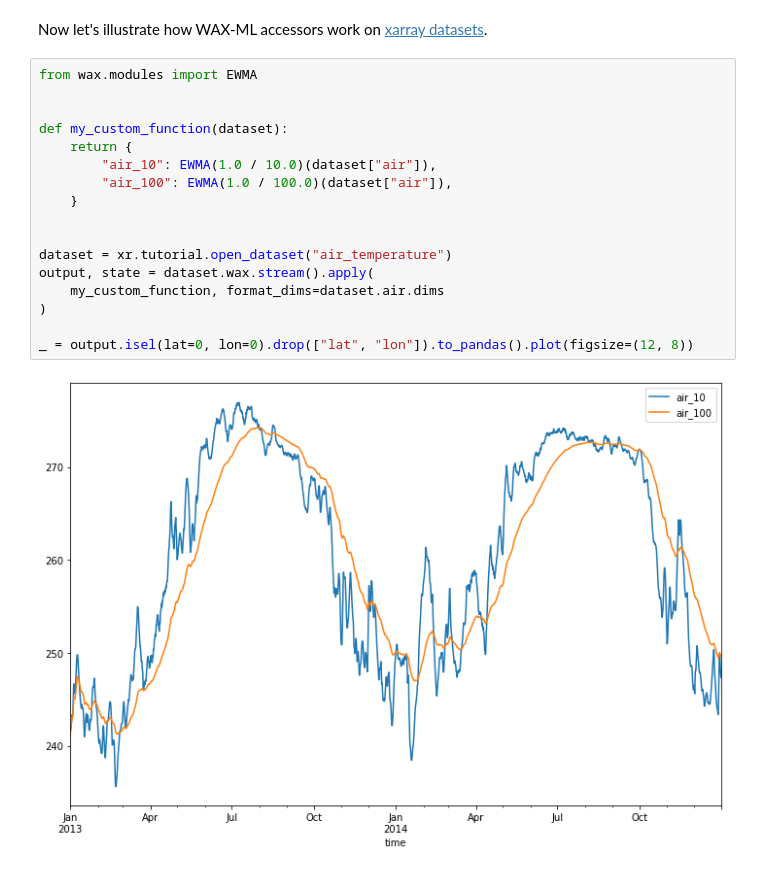
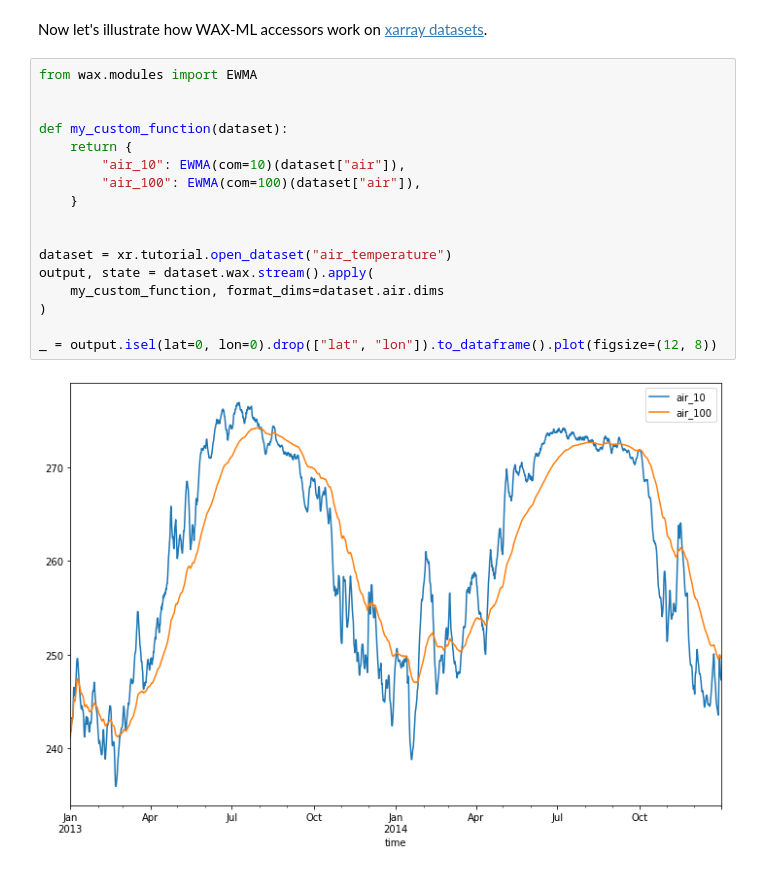
Before and after one commit to eserie/wax-ml, a Jupyter notebook: docs/notebooks/01_demo_EWMA.ipynb, the cells around one changed output. Saved outputs shown, nothing was run; the diff lists cells and outputs as text.

```diff
--- a/docs/notebooks/01_demo_EWMA.ipynb
+++ b/docs/notebooks/01_demo_EWMA.ipynb
@@ -103,19 +112,19 @@ Now let's illustrate how WAX-ML accessors work on [xarray datasets](http://xarra
 # %%
 from wax.modules import EWMA
 
 
 def my_custom_function(dataset):
     return {
-        "air_10": EWMA(1.0 / 10.0)(dataset["air"]),
-        "air_100": EWMA(1.0 / 100.0)(dataset["air"]),
+        "air_10": EWMA(com=10)(dataset["air"]),
+        "air_100": EWMA(com=100)(dataset["air"]),
     }
 
 
 dataset = xr.tutorial.open_dataset("air_temperature")
 output, state = dataset.wax.stream().apply(
     my_custom_function, format_dims=dataset.air.dims
 )
 
-_ = output.isel(lat=0, lon=0).drop(["lat", "lon"]).to_pandas().plot(figsize=(12, 8))
+_ = output.isel(lat=0, lon=0).drop(["lat", "lon"]).to_dataframe().plot(figsize=(12, 8))
 # %% [output]
-[figure, old version]
+[figure, new version]
```
Also changed, not shown: parts of 6 cells of this notebook, 5 other files.
